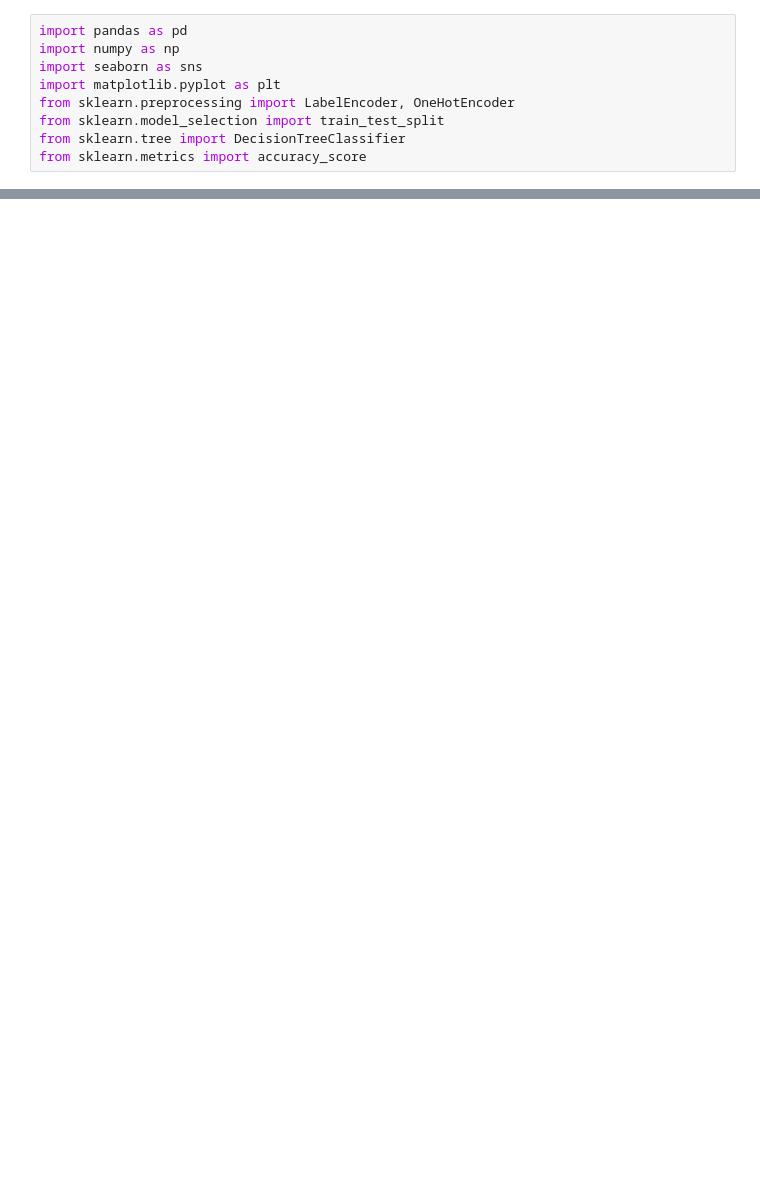
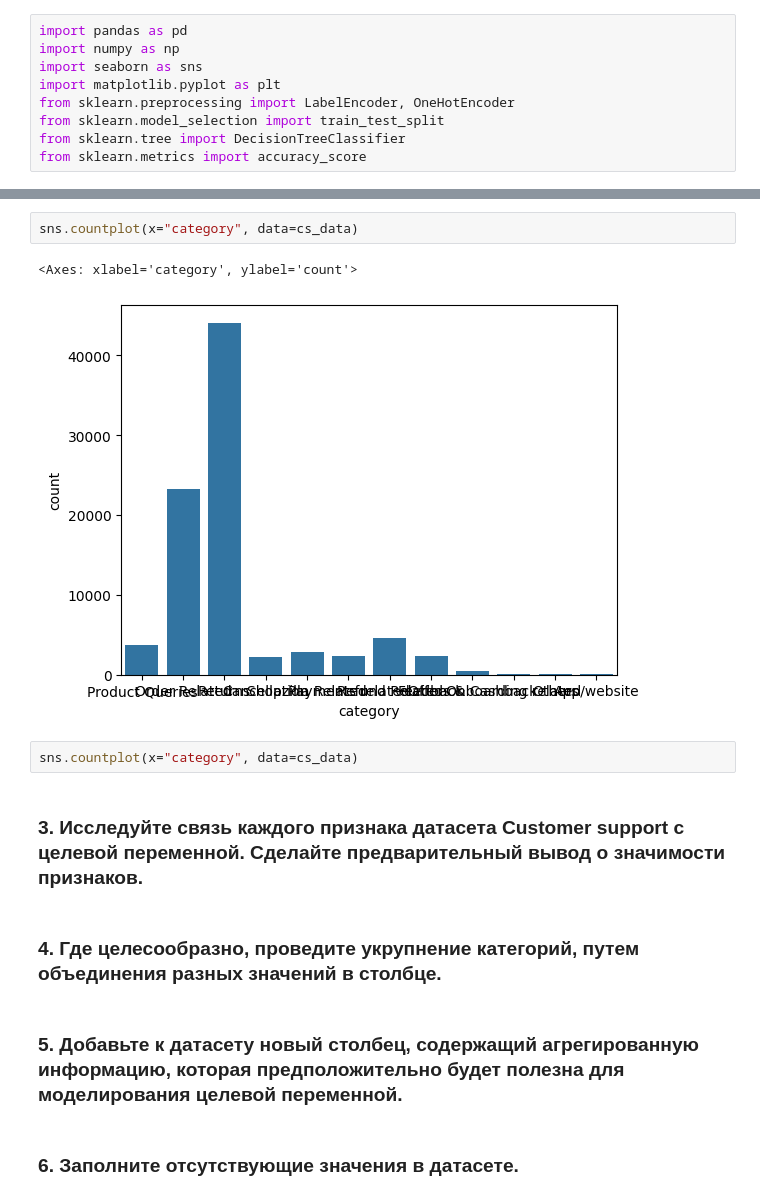
Before and after one commit to mikaereli/classic_ml_univ, a Jupyter notebook: 5. Data's Preprosseing/5_3_categorical_engineering.ipynb, the cells around one changed output, grey strips where cells are left out. Cells and saved outputs as stored; diff of their text form; blank space fills up the shorter version.

```diff
--- a/5. Data's Preprosseing/5_3_categorical_engineering.ipynb
+++ b/5. Data's Preprosseing/5_3_categorical_engineering.ipynb
@@ -51,0 +87,15 @@ plt.show()
+# %%
+sns.countplot(x="category", data=cs_data)
+# %% [output]
+<Axes: xlabel='category', ylabel='count'>
+[figure, added]
+# %%
+sns.countplot(x="category", data=cs_data)
+# %% [markdown]
+### 3. Исследуйте связь каждого признака датасета Customer support с целевой переменной. Сделайте предварительный вывод о значимости признаков.
+# %% [markdown]
+### 4. Где целесообразно, проведите укрупнение категорий, путем объединения разных значений в столбце.
+# %% [markdown]
+### 5. Добавьте к датасету новый столбец, содержащий агрегированную информацию, которая предположительно будет полезна для моделирования целевой переменной.
+# %% [markdown]
+### 6. Заполните отсутствующие значения в датасете.
```
Also changed, not shown: parts of 17 cells of this notebook, 1 other file.
